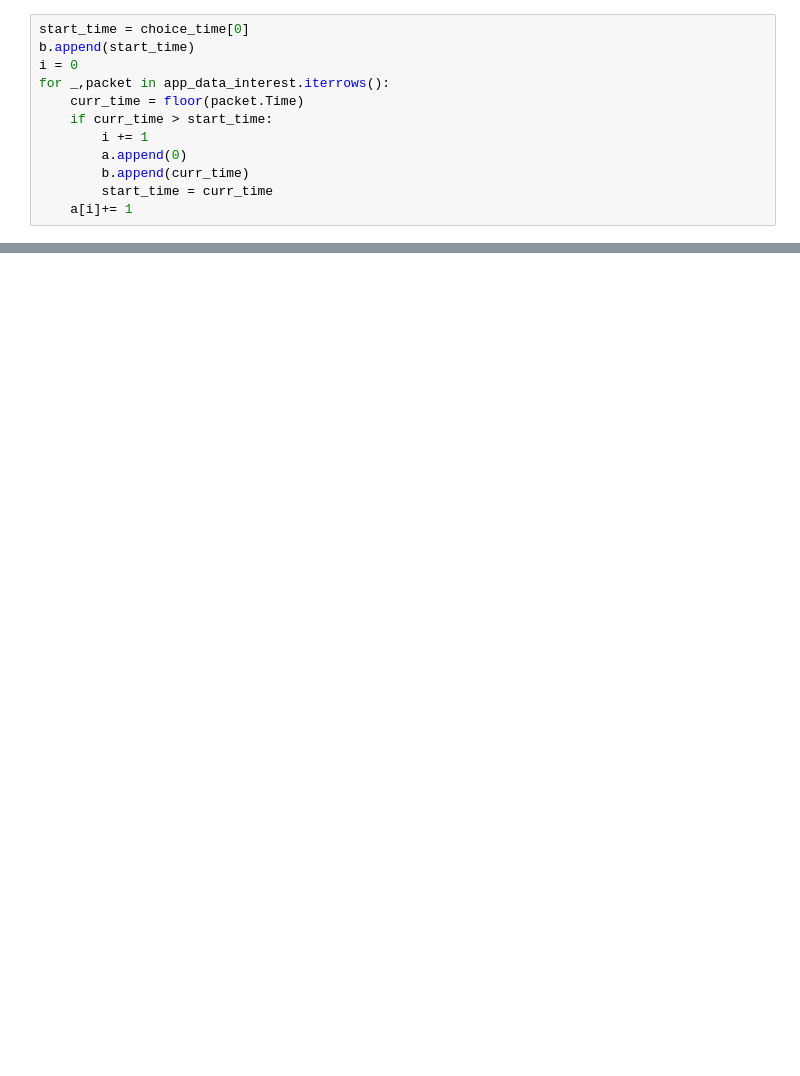
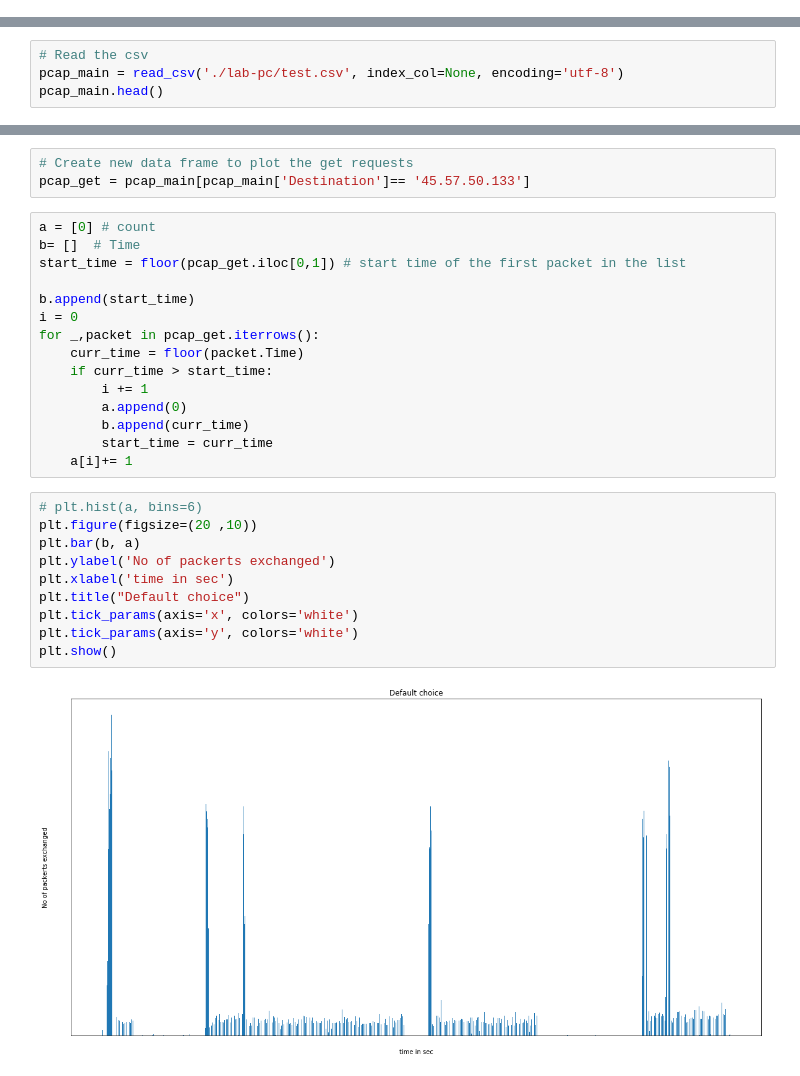
Before and after one commit to ssahaxd/IITM_Internship_2019, a Jupyter notebook: code_d.ipynb, the cells around one changed output, grey strips where cells are left out. Saved outputs shown, nothing was run; the diff lists cells and outputs as text; blank space fills up the shorter version.

```diff
--- a/code_d.ipynb
+++ b/code_d.ipynb
@@ -54,12 +0,0 @@ a
-# %%
-start_time = choice_time[0]
-b.append(start_time)
-i = 0
-for _,packet in app_data_interest.iterrows():
-    curr_time = floor(packet.Time)
-    if curr_time > start_time:
-        i += 1
-        a.append(0)
-        b.append(curr_time)
-        start_time = curr_time
-    a[i]+= 1
@@ -79,0 +10,4 @@ plt.show()
+# %%
+# Read the csv
+pcap_main = read_csv('./lab-pc/test.csv', index_col=None, encoding='utf-8')
+pcap_main.head()
@@ -79,0 +21,30 @@ plt.show()
+# %%
+# Create new data frame to plot the get requests
+pcap_get = pcap_main[pcap_main['Destination']== '45.57.50.133']
+# %%
+a = [0] # count
+b= []  # Time
+start_time = floor(pcap_get.iloc[0,1]) # start time of the first packet in the list
+
+b.append(start_time)
+i = 0
+for _,packet in pcap_get.iterrows():
+    curr_time = floor(packet.Time)
+    if curr_time > start_time:
+        i += 1
+        a.append(0)
+        b.append(curr_time)
+        start_time = curr_time
+    a[i]+= 1
+# %%
+# plt.hist(a, bins=6)
+plt.figure(figsize=(20 ,10))
+plt.bar(b, a)
+plt.ylabel('No of packerts exchanged')
+plt.xlabel('time in sec')
+plt.title("Default choice")
+plt.tick_params(axis='x', colors='white')
+plt.tick_params(axis='y', colors='white')
+plt.show()
+# %% [output]
+[figure, added]
```
Also changed, not shown: parts of 43 cells of this notebook.
